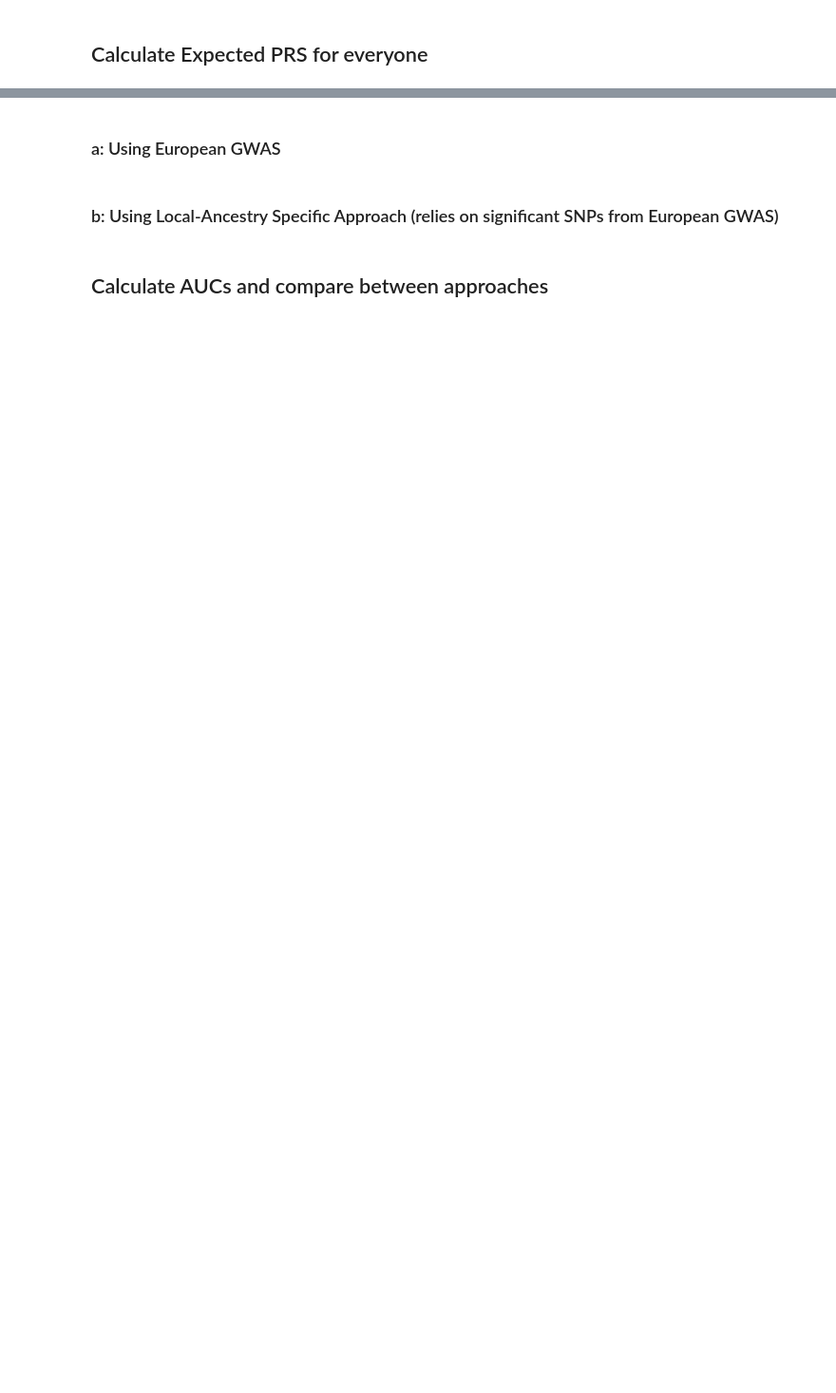
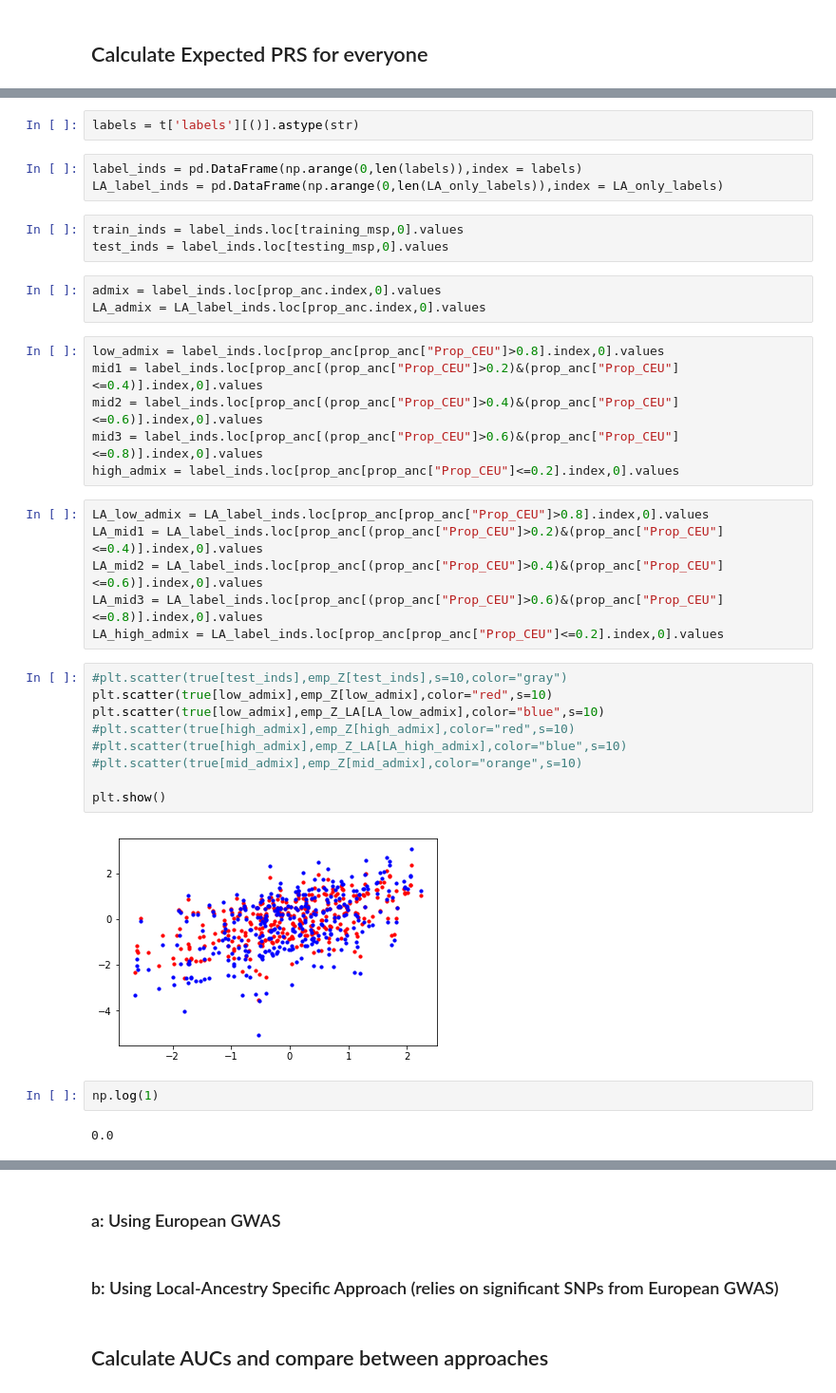
Before and after one commit to taylorcavazos/PRS_Admixture_Simulation, a Jupyter notebook: notebooks/local_ancestry_prs.ipynb, the cells around one changed output, grey strips where cells are left out. Shown: that part at 95% size. Cells and saved outputs as stored; diff of their text form; blank space fills up the shorter version.

```diff
--- a/notebooks/local_ancestry_prs.ipynb
+++ b/notebooks/local_ancestry_prs.ipynb
@@ -40,0 +432,38 @@ simulate_out_of_afr()
+# %%
+labels = t['labels'][()].astype(str)
+# %%
+label_inds = pd.DataFrame(np.arange(0,len(labels)),index = labels)
+LA_label_inds = pd.DataFrame(np.arange(0,len(LA_only_labels)),index = LA_only_labels)
+# %%
+train_inds = label_inds.loc[training_msp,0].values
+test_inds = label_inds.loc[testing_msp,0].values
+# %%
+admix = label_inds.loc[prop_anc.index,0].values
+LA_admix = LA_label_inds.loc[prop_anc.index,0].values
+# %%
+low_admix = label_inds.loc[prop_anc[prop_anc["Prop_CEU"]>0.8].index,0].values
+mid1 = label_inds.loc[prop_anc[(prop_anc["Prop_CEU"]>0.2)&(prop_anc["Prop_CEU"]<=0.4)].index,0].values
+mid2 = label_inds.loc[prop_anc[(prop_anc["Prop_CEU"]>0.4)&(prop_anc["Prop_CEU"]<=0.6)].index,0].values
+mid3 = label_inds.loc[prop_anc[(prop_anc["Prop_CEU"]>0.6)&(prop_anc["Prop_CEU"]<=0.8)].index,0].values
+high_admix = label_inds.loc[prop_anc[prop_anc["Prop_CEU"]<=0.2].index,0].values
+# %%
+LA_low_admix = LA_label_inds.loc[prop_anc[prop_anc["Prop_CEU"]>0.8].index,0].values
+LA_mid1 = LA_label_inds.loc[prop_anc[(prop_anc["Prop_CEU"]>0.2)&(prop_anc["Prop_CEU"]<=0.4)].index,0].values
+LA_mid2 = LA_label_inds.loc[prop_anc[(prop_anc["Prop_CEU"]>0.4)&(prop_anc["Prop_CEU"]<=0.6)].index,0].values
+LA_mid3 = LA_label_inds.loc[prop_anc[(prop_anc["Prop_CEU"]>0.6)&(prop_anc["Prop_CEU"]<=0.8)].index,0].values
+LA_high_admix = LA_label_inds.loc[prop_anc[prop_anc["Prop_CEU"]<=0.2].index,0].values
+# %%
+#plt.scatter(true[test_inds],emp_Z[test_inds],s=10,color="gray")
+plt.scatter(true[low_admix],emp_Z[low_admix],color="red",s=10)
+plt.scatter(true[low_admix],emp_Z_LA[LA_low_admix],color="blue",s=10)
+#plt.scatter(true[high_admix],emp_Z[high_admix],color="red",s=10)
+#plt.scatter(true[high_admix],emp_Z_LA[LA_high_admix],color="blue",s=10)
+#plt.scatter(true[mid_admix],emp_Z[mid_admix],color="orange",s=10)
+
+plt.show()
+# %% [output]
+[figure, added]
+# %%
+np.log(1)
+# %% [output]
+0.0
```
Also changed, not shown: parts of 161 cells of this notebook, 6 other files.
